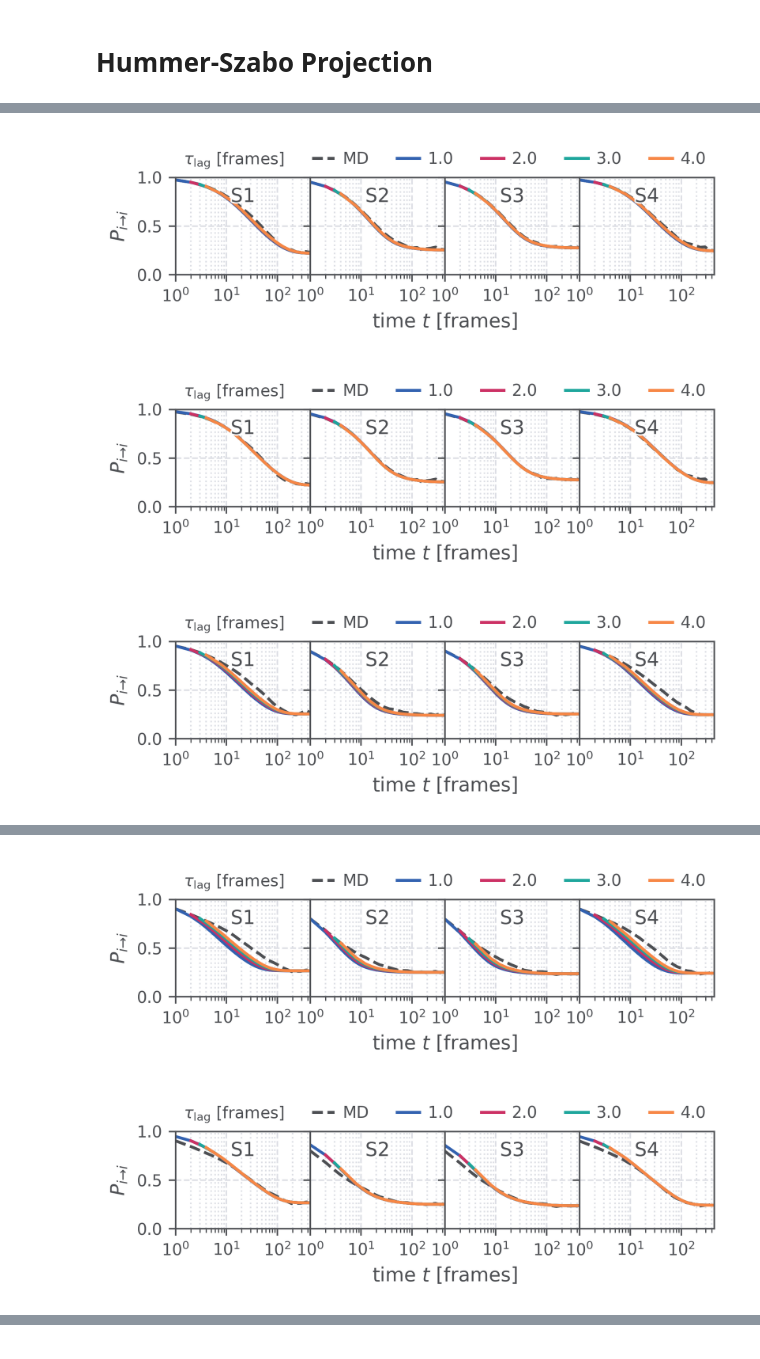
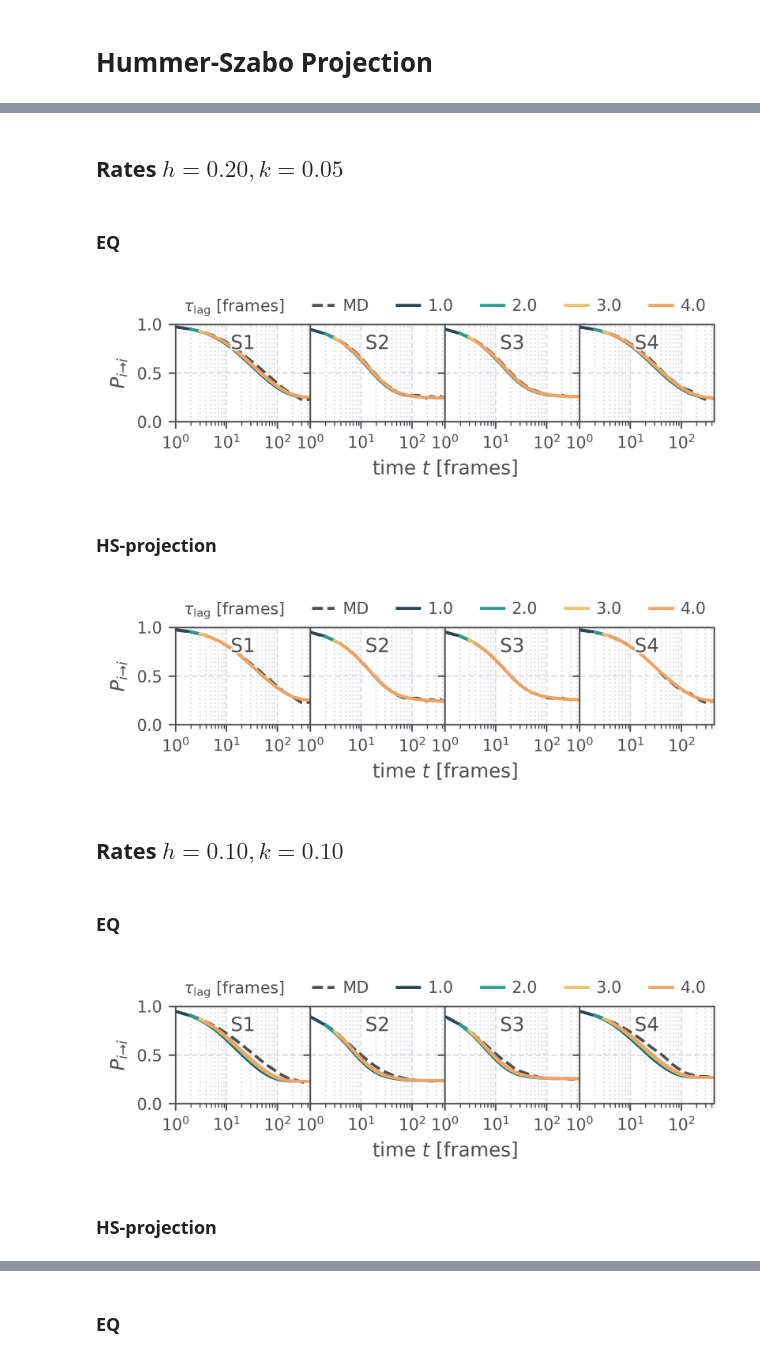
Before and after one commit to moldyn/msmhelper, a Jupyter notebook: docs/tutorials/hummerszabo.ipynb, the cells around one changed output, grey strips where cells are left out. Drawn from its saved outputs; the diff is of its cells as text; code cells hidden in the pictures.

```diff
--- a/docs/tutorials/hummerszabo.ipynb
+++ b/docs/tutorials/hummerszabo.ipynb
@@ -47,16 +49,30 @@ pplt.subplot_labels(
 # %%
-pplt.use_style(figsize=(5, 1.0), latex=False)
+pplt.update_style(figsize=(5, 1.0))
+plt.ioff()  # deactivate automatically showing figures
 lagtimes = [1, 2, 3, 4]
 tmax = 445
 
 for rate, traj in trajs.items():
+    display_markdown(fr'## Rates $h={rate[0]:.2f}, k={rate[1]:.2f}$', raw=True)
+
     eq_traj = mh.StateTraj(traj['macro'])
     hummer_szabo_traj = mh.LumpedStateTraj(traj['macro'], traj['micro'])
 
-    for macrotraj in (eq_traj, hummer_szabo_traj):
+    for label, macrotraj in (
+        ('EQ', eq_traj), ('HS-projection', hummer_szabo_traj),
+    ):
         ck = mh.msm.ck_test(macrotraj, lagtimes, tmax)
-        mh.plot.plot_ck_test(ck=ck, grid=(1, 4))
+        fig = mh.plot.plot_ck_test(ck=ck, grid=(1, 4))
+        display_markdown(fr'### {label}', raw=True)
+        display(fig)
+        plt.close()
 # %% [output]
+## Rates $h=0.20, k=0.05$
+### EQ
-[figure, old version]
+[figure, new version]
+### HS-projection
-[figure, old version]
+[figure, new version]
+## Rates $h=0.10, k=0.10$
+### EQ
-[figure, old version]
+[figure, new version]
+### HS-projection
@@ -64,2 +79,0 @@ for rate, traj in trajs.items():
-[figure, removed]
-[figure, removed]
@@ -65,0 +81 @@ for rate, traj in trajs.items():
+### EQ
```
Also changed, not shown: parts of 3 cells of this notebook.
